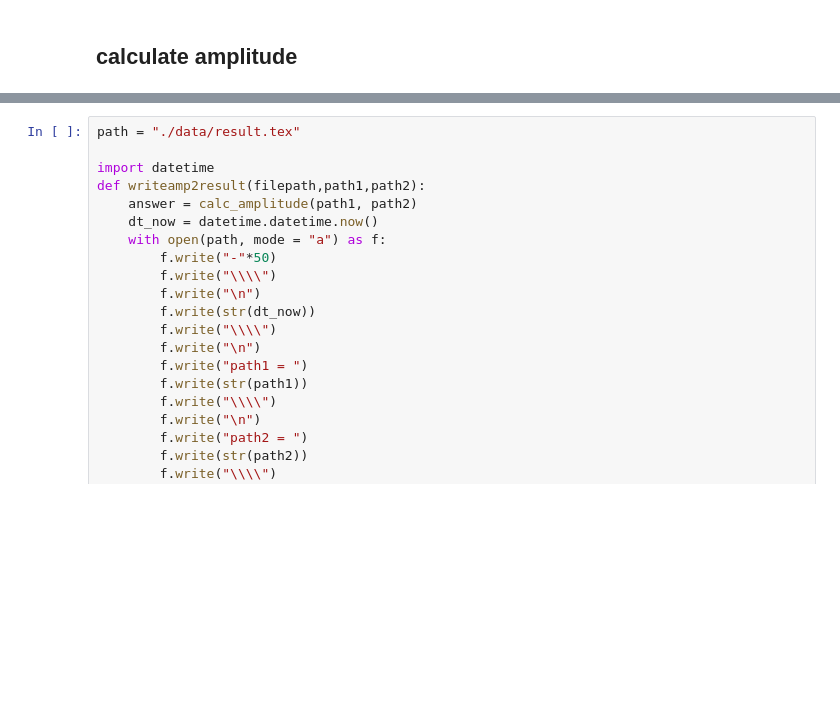
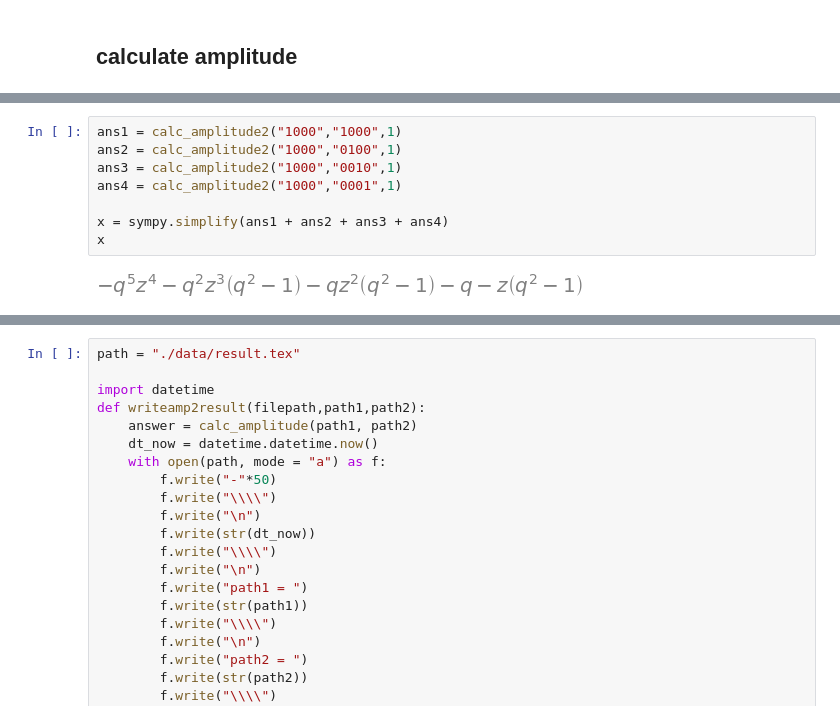
Before and after one commit to kmatsura/BoxBallSystem, a Jupyter notebook: quatum_bbs.ipynb, the cells around one changed output, grey strips where cells are left out. Saved outputs shown, nothing was run; the diff lists cells and outputs as text; blank space fills up the shorter version.

```diff
--- a/quatum_bbs.ipynb
+++ b/quatum_bbs.ipynb
@@ -216,0 +280,10 @@ $\displaystyle \left( - q \left(\begin{cases} \frac{1}{- q^{4} z^{4} + 1} & \tex
+# %%
+ans1 = calc_amplitude2("1000","1000",1)
+ans2 = calc_amplitude2("1000","0100",1)
+ans3 = calc_amplitude2("1000","0010",1)
+ans4 = calc_amplitude2("1000","0001",1)
+
+x = sympy.simplify(ans1 + ans2 + ans3 + ans4)
+x
+# %% [output]
+[figure, added]
```
Also changed, not shown: parts of 15 cells of this notebook, 1 other file.
